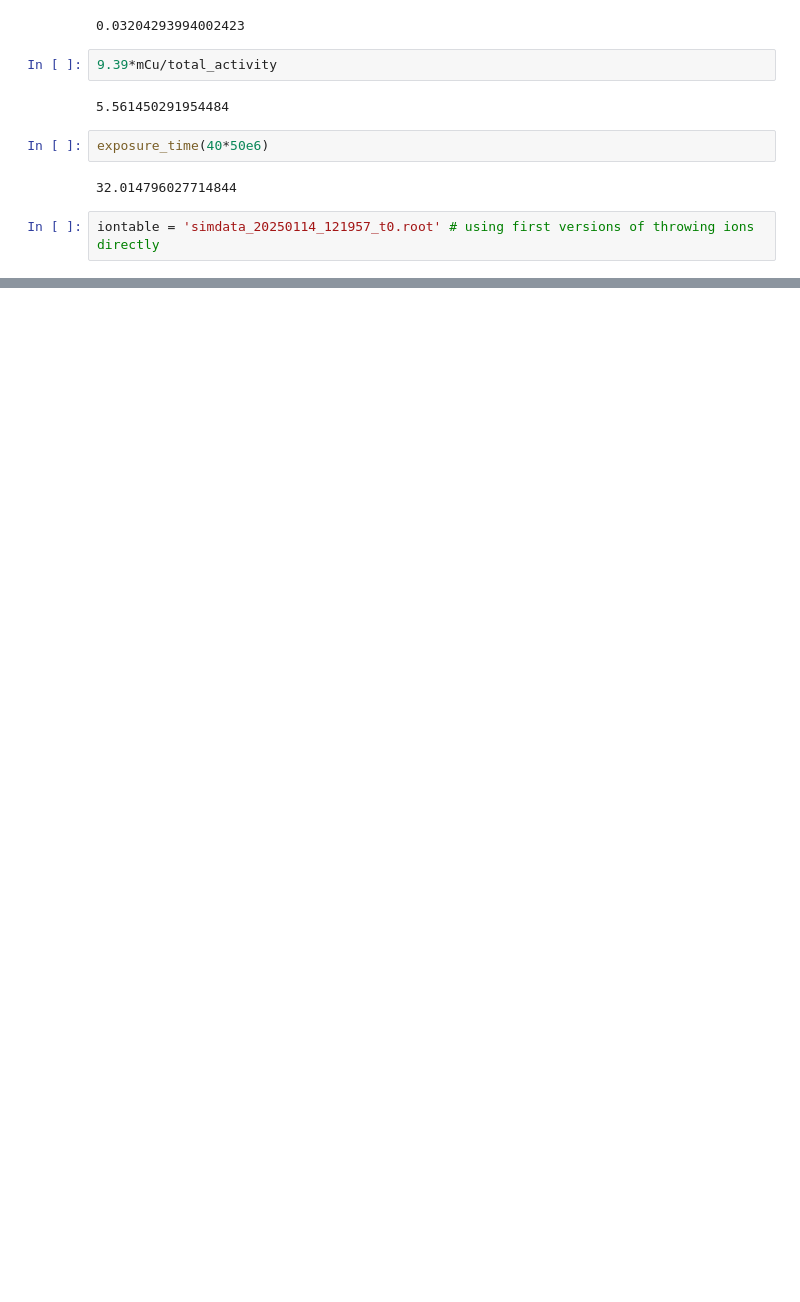
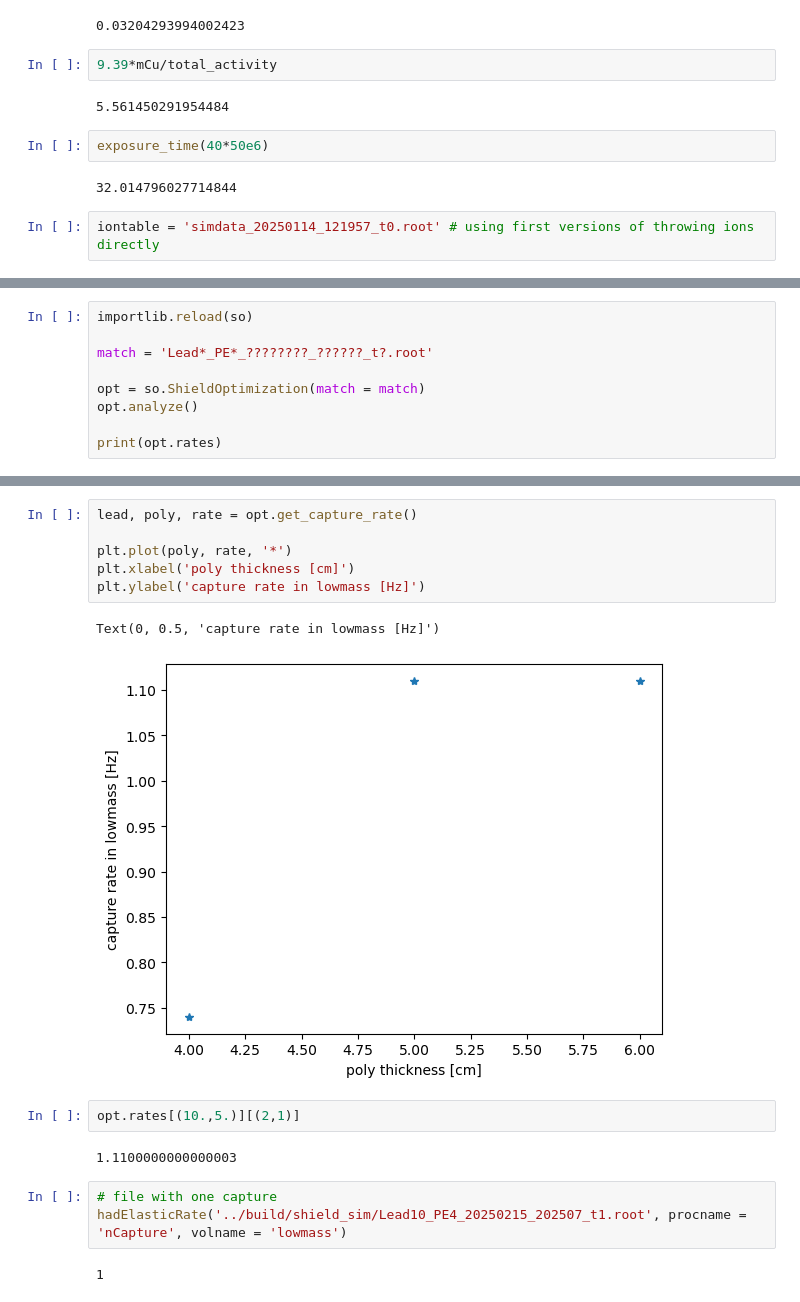
Before and after one commit to tamu-edu/doublecap, a Jupyter notebook: analysis/rate_calculations.ipynb, the cells around one changed output, grey strips where cells are left out. Saved outputs shown, nothing was run; the diff lists cells and outputs as text; blank space fills up the shorter version.

```diff
--- a/analysis/rate_calculations.ipynb
+++ b/analysis/rate_calculations.ipynb
@@ -204,0 +293,9 @@ total_activity/mCu
+# %%
+importlib.reload(so)
+
+match = 'Lead*_PE*_????????_??????_t?.root'
+
+opt = so.ShieldOptimization(match = match)
+opt.analyze()
+
+print(opt.rates)
@@ -204,0 +319,18 @@ total_activity/mCu
+# %%
+lead, poly, rate = opt.get_capture_rate()
+
+plt.plot(poly, rate, '*')
+plt.xlabel('poly thickness [cm]')
+plt.ylabel('capture rate in lowmass [Hz]')
+# %% [output]
+Text(0, 0.5, 'capture rate in lowmass [Hz]')
+[figure, added]
+# %%
+opt.rates[(10.,5.)][(2,1)]
+# %% [output]
+1.1100000000000003
+# %%
+# file with one capture
+hadElasticRate('../build/shield_sim/Lead10_PE4_20250215_202507_t1.root', procname = 'nCapture', volname = 'lowmass')
+# %% [output]
+1
```
Also changed, not shown: parts of 13 cells of this notebook, 1 other file.
